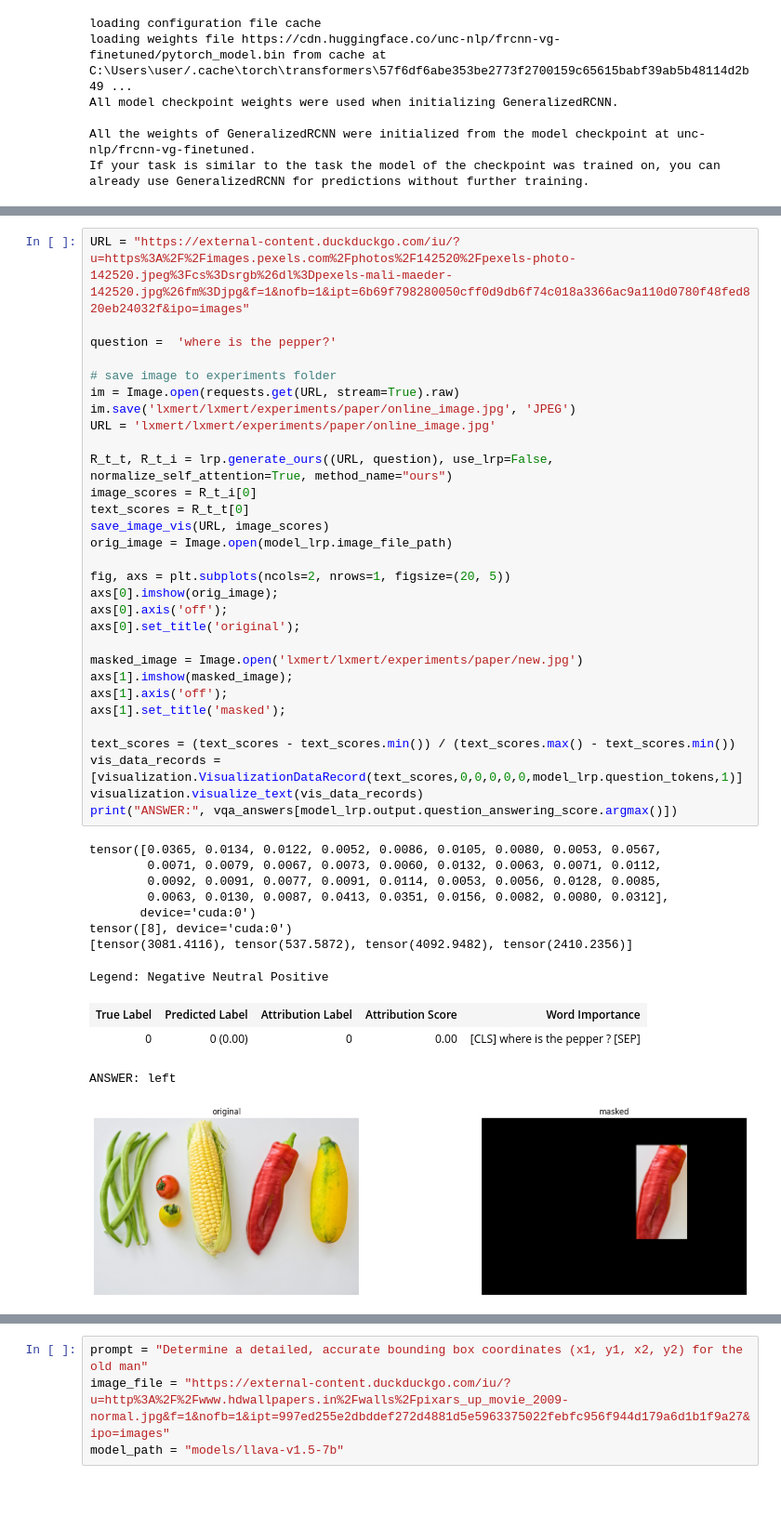
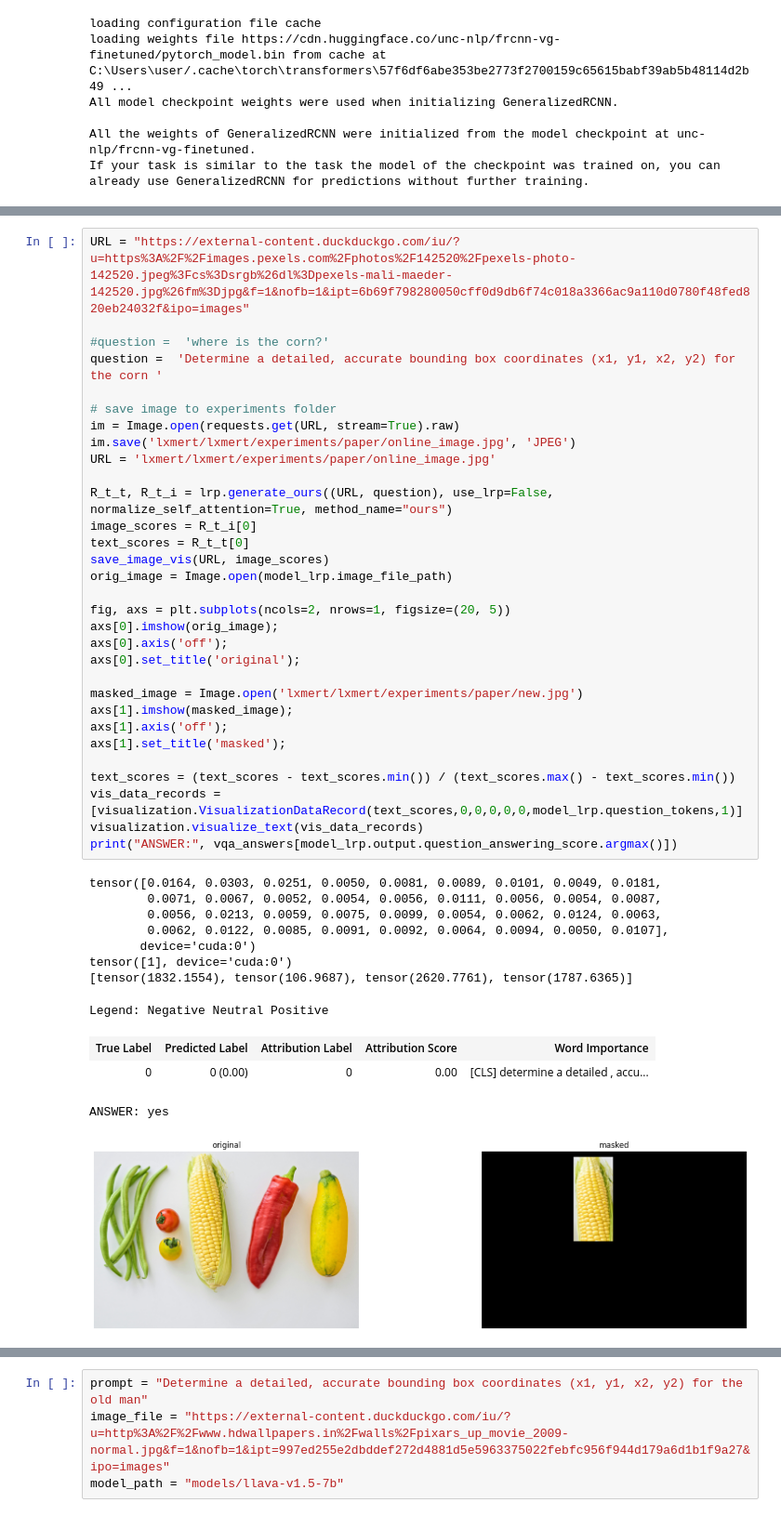
Before and after one commit to alejomaar/LLaVa-Attention-Map, a Jupyter notebook: llava.ipynb, the cells around one changed output, grey strips where cells are left out. Shown at 93% size. Saved outputs shown, nothing was run; the diff lists cells and outputs as text.

```diff
--- a/llava.ipynb
+++ b/llava.ipynb
@@ -293,45 +381,46 @@ If your task is similar to the task the model of the checkpoint was trained on,
 # %%
 URL = "https://external-content.duckduckgo.com/iu/?u=https%3A%2F%2Fimages.pexels.com%2Fphotos%2F142520%2Fpexels-photo-142520.jpeg%3Fcs%3Dsrgb%26dl%3Dpexels-mali-maeder-142520.jpg%26fm%3Djpg&f=1&nofb=1&ipt=6b69f798280050cff0d9db6f74c018a3366ac9a110d0780f48fed820eb24032f&ipo=images"
 
-question =  'where is the pepper?'
+#question =  'where is the corn?'
+question =  'Determine a detailed, accurate bounding box coordinates (x1, y1, x2, y2) for the corn '
 
 # save image to experiments folder
 im = Image.open(requests.get(URL, stream=True).raw)
 im.save('lxmert/lxmert/experiments/paper/online_image.jpg', 'JPEG')
 URL = 'lxmert/lxmert/experiments/paper/online_image.jpg'
 
 R_t_t, R_t_i = lrp.generate_ours((URL, question), use_lrp=False, normalize_self_attention=True, method_name="ours")
 image_scores = R_t_i[0]
 text_scores = R_t_t[0]
 save_image_vis(URL, image_scores)
 orig_image = Image.open(model_lrp.image_file_path)
 
 fig, axs = plt.subplots(ncols=2, nrows=1, figsize=(20, 5))
 axs[0].imshow(orig_image);
 axs[0].axis('off');
 axs[0].set_title('original');
 
 masked_image = Image.open('lxmert/lxmert/experiments/paper/new.jpg')
 axs[1].imshow(masked_image);
 axs[1].axis('off');
 axs[1].set_title('masked');
 
 text_scores = (text_scores - text_scores.min()) / (text_scores.max() - text_scores.min())
 vis_data_records = [visualization.VisualizationDataRecord(text_scores,0,0,0,0,0,model_lrp.question_tokens,1)]
 visualization.visualize_text(vis_data_records)
 print("ANSWER:", vqa_answers[model_lrp.output.question_answering_score.argmax()])
 # %% [output]
-tensor([0.0365, 0.0134, 0.0122, 0.0052, 0.0086, 0.0105, 0.0080, 0.0053, 0.0567,
-        0.0071, 0.0079, 0.0067, 0.0073, 0.0060, 0.0132, 0.0063, 0.0071, 0.0112,
-        0.0092, 0.0091, 0.0077, 0.0091, 0.0114, 0.0053, 0.0056, 0.0128, 0.0085,
-        0.0063, 0.0130, 0.0087, 0.0413, 0.0351, 0.0156, 0.0082, 0.0080, 0.0312],
+tensor([0.0164, 0.0303, 0.0251, 0.0050, 0.0081, 0.0089, 0.0101, 0.0049, 0.0181,
+        0.0071, 0.0067, 0.0052, 0.0054, 0.0056, 0.0111, 0.0056, 0.0054, 0.0087,
+        0.0056, 0.0213, 0.0059, 0.0075, 0.0099, 0.0054, 0.0062, 0.0124, 0.0063,
+        0.0062, 0.0122, 0.0085, 0.0091, 0.0092, 0.0064, 0.0094, 0.0050, 0.0107],
        device='cuda:0')
-tensor([8], device='cuda:0')
-[tensor(3081.4116), tensor(537.5872), tensor(4092.9482), tensor(2410.2356)]
+tensor([1], device='cuda:0')
+[tensor(1832.1554), tensor(106.9687), tensor(2620.7761), tensor(1787.6365)]
 Legend: Negative Neutral Positive
 | True Label | Predicted Label | Attribution Label | Attribution Score | Word Importance |
-| 0 | 0 (0.00) | 0 | 0.00 | [CLS] where is the pepper ? [SEP] |
+| 0 | 0 (0.00) | 0 | 0.00 | [CLS] determine a detailed , accu... |
-ANSWER: left
+ANSWER: yes
-[figure, old version]
+[figure, new version]
 # %% [markdown]
 #### Model inference
```
Also changed, not shown: parts of 15 cells of this notebook.
